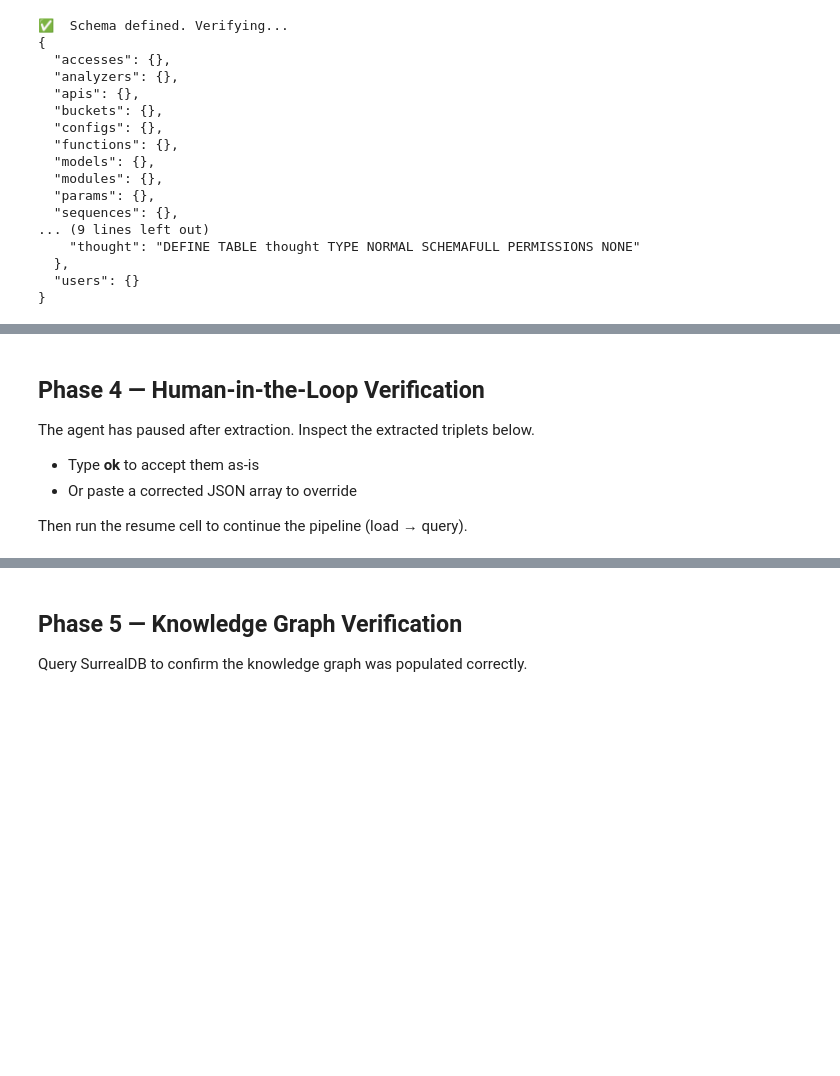
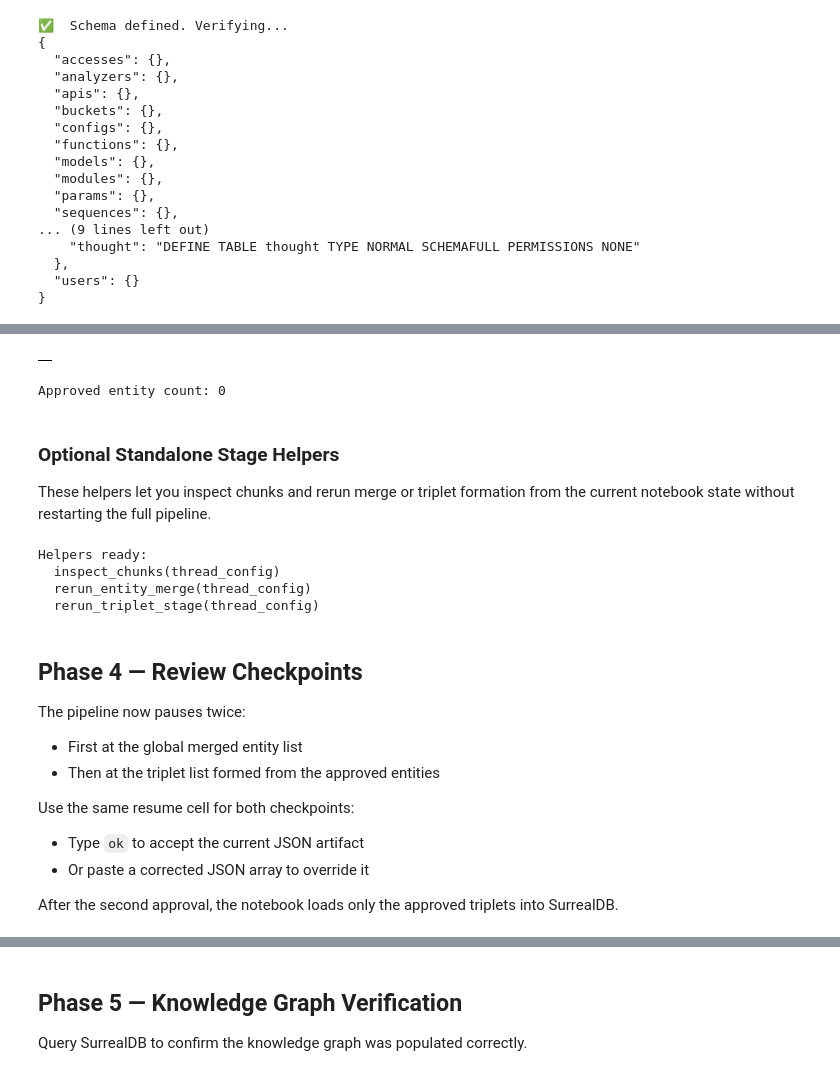
Before and after one commit to e1daru/Soreal, a Jupyter notebook: knowledge_graph_rag.ipynb, the cells around one changed output, grey strips where cells are left out. Drawn from its saved outputs; the diff is of its cells as text; code cells hidden in the pictures; blank space fills up the shorter version.

```diff
--- a/knowledge_graph_rag.ipynb
+++ b/knowledge_graph_rag.ipynb
@@ -760,10 +1250,80 @@ KeyboardInterrupt:
+# %%
+# Optional: compact approved-entity preview for triplet debugging
+import pandas as pd
+
+state = graph.get_state(thread_config)
+approved_entities = _safe_json_array(state.values.get("approved_entities_json", "[]"))
+preview_rows = [
+    {
+        "label": item.get("label", ""),
+        "entity_type": item.get("entity_type", ""),
+        "mentions": item.get("mention_count", 0),
+        "evidence": " | ".join(item.get("evidence", [])[:2]),
+    }
+    for item in approved_entities
+]
+display(pd.DataFrame(preview_rows))
+print("Approved entity count:", len(preview_rows))
+# %% [output]
+|  |
+Approved entity count: 0
+# %% [markdown]
+### Optional Standalone Stage Helpers
+
+These helpers let you inspect chunks and rerun merge or triplet formation from the current notebook state without restarting the full pipeline.
+# %%
+# Optional helper functions for stage-by-stage testing
+import json
+import pandas as pd
+
+
+def inspect_chunks(config: dict) -> pd.DataFrame:
+    state = graph.get_state(config)
+    chunk_ids = _chunk_ids_from_text(state.values.get("chunk_ids", ""))
+    return pd.DataFrame([_load_chunk(chunk_id) for chunk_id in chunk_ids])
+
+
+def rerun_entity_merge(config: dict) -> list[dict]:
+    state = graph.get_state(config)
+    raw_entities_json = state.values.get("raw_entities_json", "[]")
+    return json.loads(merge_entity_candidates.invoke({"raw_entities_json": raw_entities_json}))
+
+
+def rerun_triplet_stage(config: dict, approved_entities_json: str | None = None) -> dict:
+    state = graph.get_state(config)
+    chunk_ids = state.values.get("chunk_ids", "")
+    approved_payload = approved_entities_json or state.values.get("approved_entities_json", "[]")
+    raw_triplets_json = form_triplets_from_entities.invoke(
+        {"chunk_ids": chunk_ids, "approved_entities_json": approved_payload}
+    )
+    counts_json = summarize_triplets.invoke({"triplets_json": raw_triplets_json})
+    return {
+        "triplets": json.loads(raw_triplets_json),
+        "counts": json.loads(counts_json),
+    }
+
+
+print("Helpers ready:")
+print("  inspect_chunks(thread_config)")
+print("  rerun_entity_merge(thread_config)")
+print("  rerun_triplet_stage(thread_config)")
+# %% [output]
+Helpers ready:
+  inspect_chunks(thread_config)
+  rerun_entity_merge(thread_config)
+  rerun_triplet_stage(thread_config)
 # %% [markdown]
-## Phase 4 — Human-in-the-Loop Verification
+## Phase 4 — Review Checkpoints
 
-The agent has paused after extraction. Inspect the extracted triplets below.
+The pipeline now pauses twice:
 
-- Type **ok** to accept them as-is
-- Or paste a corrected JSON array to override
+- First at the global merged entity list
+- Then at the triplet list formed from the approved entities
 
-Then run the resume cell to continue the pipeline (load → query).
+Use the same resume cell for both checkpoints:
+
+- Type `ok` to accept the current JSON artifact
+- Or paste a corrected JSON array to override it
+
+After the second approval, the notebook loads only the approved triplets into SurrealDB.
 # %%
```
Also changed, not shown: parts of 23 cells of this notebook.
